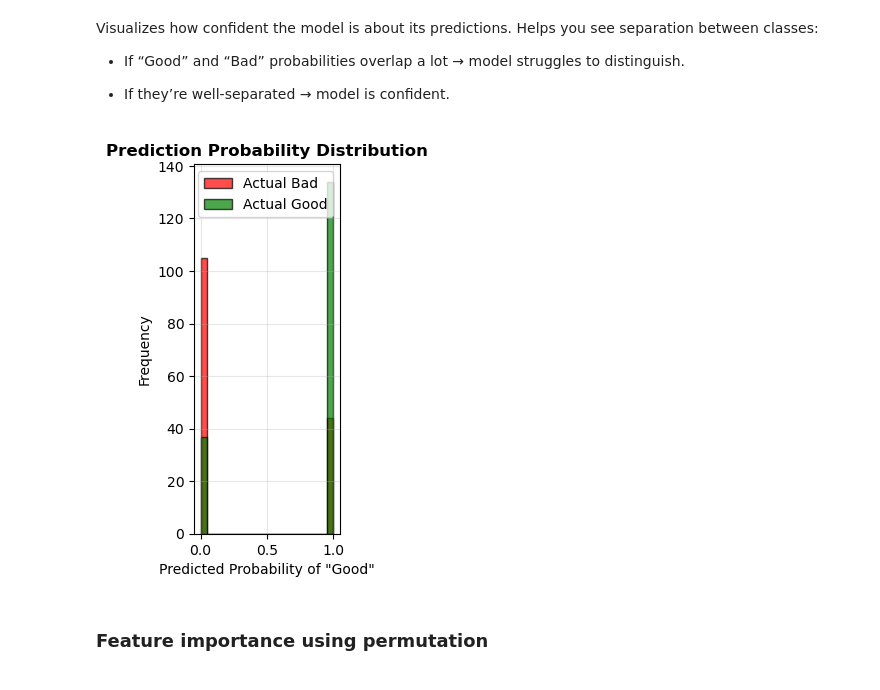
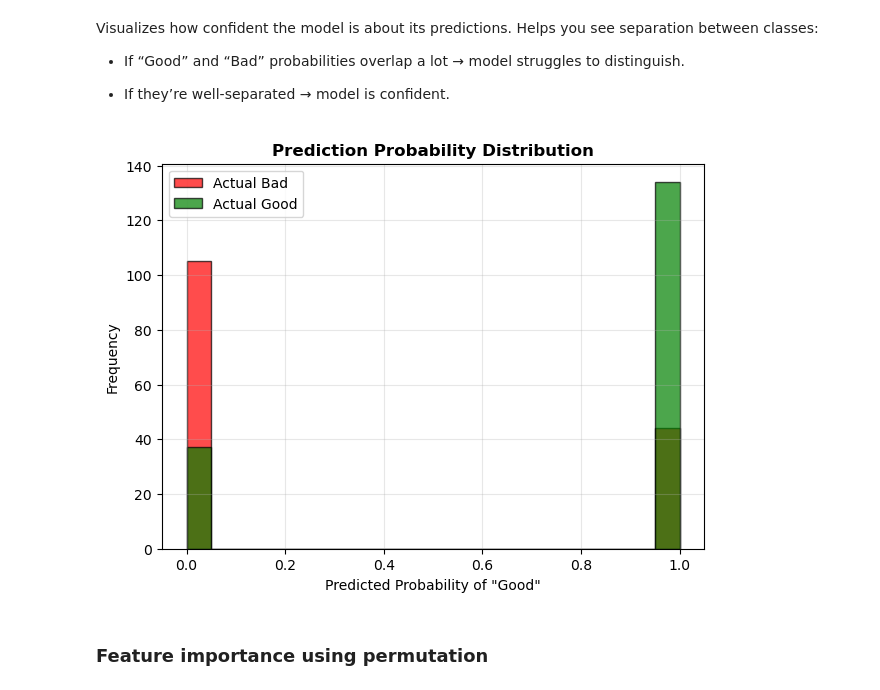
Before and after one commit to SherinDZerogithub/ML-Wine-Predicting-Model-CS1, a Jupyter notebook: wine_quality_predicting_model/notebooks/FC211044_SeriniPuwakgolla/knn.ipynb, the cells around one changed output. Drawn from its saved outputs; the diff is of its cells as text; code cells hidden in the pictures.

```diff
--- a/wine_quality_predicting_model/notebooks/FC211044_SeriniPuwakgolla/knn.ipynb
+++ b/wine_quality_predicting_model/notebooks/FC211044_SeriniPuwakgolla/knn.ipynb
@@ -426,19 +433,22 @@ plt.show()
 # %% [markdown]
 ## Training and Evaluating Best Model
 # %%
-# Train the best model
 best_knn = grid_search.best_estimator_
+best_knn.fit(X_train_scaled, y_train)
+
+# Predicted labels
 y_pred = best_knn.predict(X_test_scaled)
+
+# Predicted probabilities
 y_pred_proba = best_knn.predict_proba(X_test_scaled)
 
-# Calculate metrics
+# Accuracy
 accuracy = accuracy_score(y_test, y_pred)
-
-print(f"Best Model Trained: KNeighborsClassifier(n_neighbors={best_k})")
+print(f"\nBest Model Trained: KNeighborsClassifier(n_neighbors={best_k})")
 print(f"Test Accuracy: {accuracy:.4f}")
 
 # Detailed classification report
-print("\nDetailed Classification Report:")
+print("\nClassification Report:")
 print(classification_report(y_test, y_pred, target_names=['Bad', 'Good']))
 # %% [output]
 Best Model Trained: KNeighborsClassifier(n_neighbors=1)
@@ -479,19 +497,20 @@ Helps you see separation between classes:
 
 * If they’re well-separated → model is confident.
 # %%
-plt.subplot(1, 3, 2)
-bad_probs = y_pred_proba[y_test == 0, 1]  # Probability of being "Good" for actual "Bad"
-good_probs = y_pred_proba[y_test == 1, 1] # Probability of being "Good" for actual "Good"
+plt.figure(figsize=(7, 5))
+bad_probs = y_pred_proba[y_test == 0, 1]   # Probability of "Good" for actual Bad
+good_probs = y_pred_proba[y_test == 1, 1]  # Probability of "Good" for actual Good
 
 plt.hist(bad_probs, bins=20, alpha=0.7, label='Actual Bad', color='red', edgecolor='black')
 plt.hist(good_probs, bins=20, alpha=0.7, label='Actual Good', color='green', edgecolor='black')
 plt.xlabel('Predicted Probability of "Good"')
 plt.ylabel('Frequency')
 plt.title('Prediction Probability Distribution', fontweight='bold')
 plt.legend()
 plt.grid(True, alpha=0.3)
+plt.show()
 # %% [output]
-[figure, old version]
+[figure, new version]
 # %% [markdown]
 ### Feature importance using permutation
 # %% [markdown]
```
Also changed, not shown: parts of 13 cells of this notebook, 2 other files.
